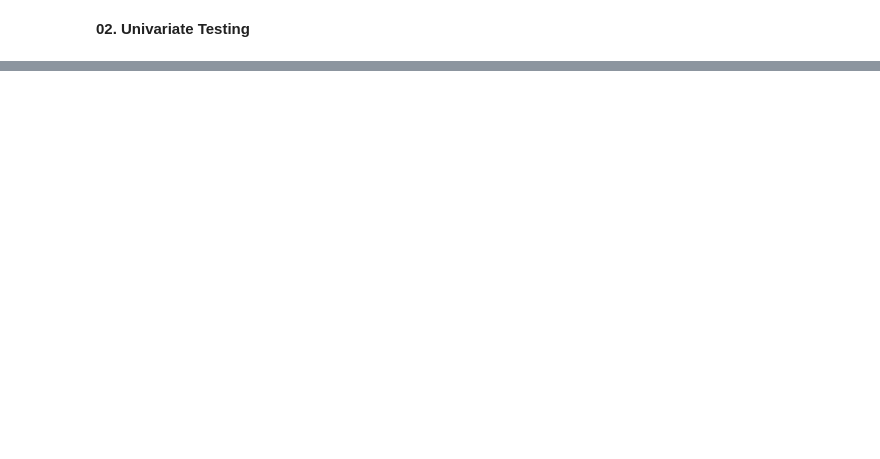
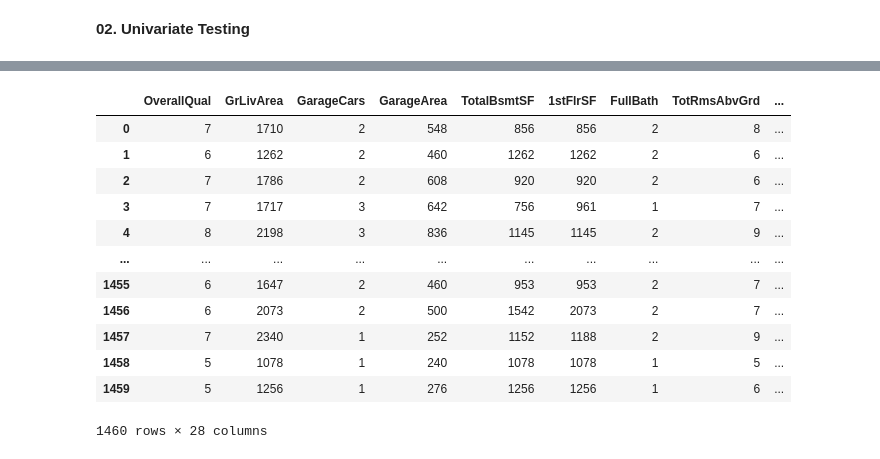
Before and after one commit to WilliamHallPortfolio/01-Home_Price_Prediction, a Jupyter notebook: Housing Price Prediction.ipynb, the cells around one changed output, grey strips where cells are left out. Drawn from its saved outputs; the diff is of its cells as text; code cells hidden in the pictures; blank space fills up the shorter version.

```diff
--- a/Housing Price Prediction.ipynb
+++ b/Housing Price Prediction.ipynb
@@ -203,3 +199,6 @@ df_num = df_train.select_dtypes(exclude='object')
+# %%
+# Seperating the numerical columns from the object columns in the independant variables
+df_train_num = df_train.select_dtypes(exclude='object')
 # %%
-X = df_num.drop(['SalePrice'], axis = 1)
-y = df_num['SalePrice']
+X = df_train_num.drop(['SalePrice'], axis = 1)
+y = df_train['SalePrice']
@@ -232,0 +209,17 @@ SelectKBest does not accept missing values encoded as NaN natively. For supervis
+# %%
+# P values and Scoring
+
+p_values = pd.DataFrame(fit.pvalues_)
+scores = pd.DataFrame(fit.scores_)
+input_variable_names = pd.DataFrame(X.columns)
+summary_stats = pd.concat([input_variable_names, p_values, scores], axis = 1)
+summary_stats.columns = ["input_variable", "p_value", "f_score"]
+summary_stats.sort_values(by = "p_value", inplace = True)
+
+p_value_threshold = 0.05
+score_threshold = 5
+
+selected_variables = summary_stats.loc[(summary_stats["f_score"] >= score_threshold) &
+                                       (summary_stats["p_value"] <= p_value_threshold)]
+selected_variables = selected_variables["input_variable"].tolist()
+X_new = X[selected_variables]
@@ -232,0 +266,16 @@ SelectKBest does not accept missing values encoded as NaN natively. For supervis
+# %%
+X_new
+# %% [output]
+|  | OverallQual | GrLivArea | GarageCars | GarageArea | TotalBsmtSF | 1stFlrSF | FullBath | TotRmsAbvGrd | ... |
+| 0 | 7 | 1710 | 2 | 548 | 856 | 856 | 2 | 8 | ... |
+| 1 | 6 | 1262 | 2 | 460 | 1262 | 1262 | 2 | 6 | ... |
+| 2 | 7 | 1786 | 2 | 608 | 920 | 920 | 2 | 6 | ... |
+| 3 | 7 | 1717 | 3 | 642 | 756 | 961 | 1 | 7 | ... |
+| 4 | 8 | 2198 | 3 | 836 | 1145 | 1145 | 2 | 9 | ... |
+| ... | ... | ... | ... | ... | ... | ... | ... | ... | ... |
+| 1455 | 6 | 1647 | 2 | 460 | 953 | 953 | 2 | 7 | ... |
+| 1456 | 6 | 2073 | 2 | 500 | 1542 | 2073 | 2 | 7 | ... |
+| 1457 | 7 | 2340 | 1 | 252 | 1152 | 1188 | 2 | 9 | ... |
+| 1458 | 5 | 1078 | 1 | 240 | 1078 | 1078 | 1 | 5 | ... |
+| 1459 | 5 | 1256 | 1 | 276 | 1256 | 1256 | 1 | 6 | ... |
+1460 rows × 28 columns
```
Also changed, not shown: parts of 7 cells of this notebook.
